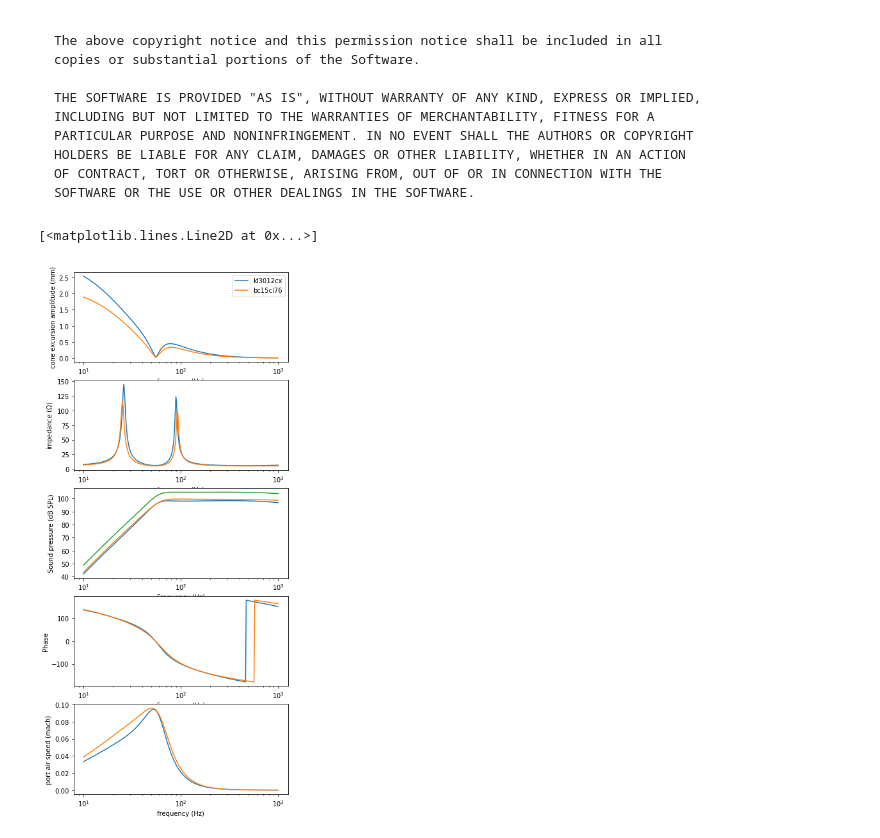
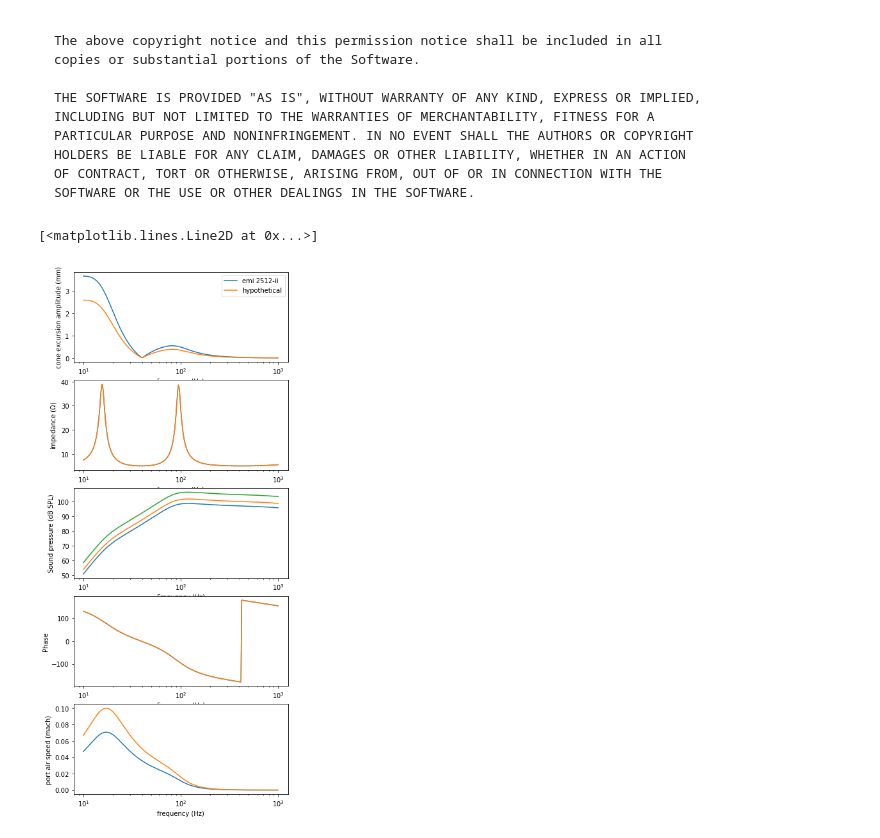
Before and after one commit to bassistTech/SpeakerTheory, a Jupyter notebook: Multi Speakers.ipynb, the cells around one changed output. Cells and saved outputs as stored; diff of their text form; code cells hidden in the pictures.

```diff
--- a/Multi Speakers.ipynb
+++ b/Multi Speakers.ipynb
@@ -32,6 +32,10 @@ emi2512ii = { # Eminence DeltaLite 2512-ii
     'Xmax': 4.90*0.001, # maximum excursion, converted from mm to m
     'S_d': 519.5/1e4, # cone area converted from cm^2 to m^2
 }
+
+driver2 = dict(emi2512ii)
+driver2['S_d'] = emi2512ii['S_d']*2
+driver2['Vas'] = emi2512ii['Vas']*2
 
 kl3012cx = { # Eminence KappaLite 3012CX
     'F_s': 42, # resonant frequency in Hz
@@ -67,6 +71,18 @@ box1 = { # My little 12" box
     'd_port': 100*0.01, # diameter of port in cm converted to m
 }
 
+# Box database
+
+box1a = { # My little 12" box
+    'Znom': 8,
+    'Pin': Pin,
+    'V_box': 64*1e-3, # box volume, 32 l converted to m^3
+    'ported': True,
+    'f_port': 40, # port tuning frequency in Hz
+    'Q_port': 50,
+    'd_port': 100*0.01, # diameter of port in cm converted to m
+}
+
 # The two boxes of this TalkBass thread... I think
 # Didn't check the exact port dimensions
 # https://www.talkbass.com/threads/mixed-cab-design-case-study.1567575/
@@ -192,22 +208,27 @@ def graphs(f, x, Z, spl, phase, v_port):
 # %%
 fig, ax = subplots(5, 1, figsize = (6, 15))
 
-#x, Z, spl, phase, v_port = xCone(**(emi2510ii | box1))
+label = 'emi 2512-ii'
+x, Z, spl, phase, v_port, p1 = xCone(**(emi2512ii | box1))
+graphs(f, x, Z, spl, phase, v_port)
+
+label = 'hypothetical'
+x, Z, spl, phase, v_port, p2 = xCone(**(driver2 | box1a))
+graphs(f, x, Z, spl, phase, v_port)
+
+#label = 'kl3012cx'
+#x, Z, spl, phase, v_port, p1 = xCone(**(kl3012cx | box2))
 #graphs(f, x, Z, spl, phase, v_port)
 
-label = 'kl3012cx'
-x, Z, spl, phase, v_port, p1 = xCone(**(kl3012cx | box2))
-graphs(f, x, Z, spl, phase, v_port)
-
-label = 'bc15cl76'
-x, Z, spl, phase, v_port, p2 = xCone(**(bc15cl76 | box3))
-graphs(f, x, Z, spl, phase, v_port)
+#label = 'bc15cl76'
+#x, Z, spl, phase, v_port, p2 = xCone(**(bc15cl76 | box3))
+#graphs(f, x, Z, spl, phase, v_port)
 
 # Combine the two sound pressure values
 
 p_ref = 20e-6 # reference pressure in Pa RMS
 spl = 20*log10(abs(p1 + p2)/p_ref)
 ax[2].semilogx(f, spl)
 # %% [output]
 [<matplotlib.lines.Line2D at 0x...>]
-[figure, old version]
+[figure, new version]
```
Also changed, not shown: parts of 1 cell of this notebook, 2 other files.
